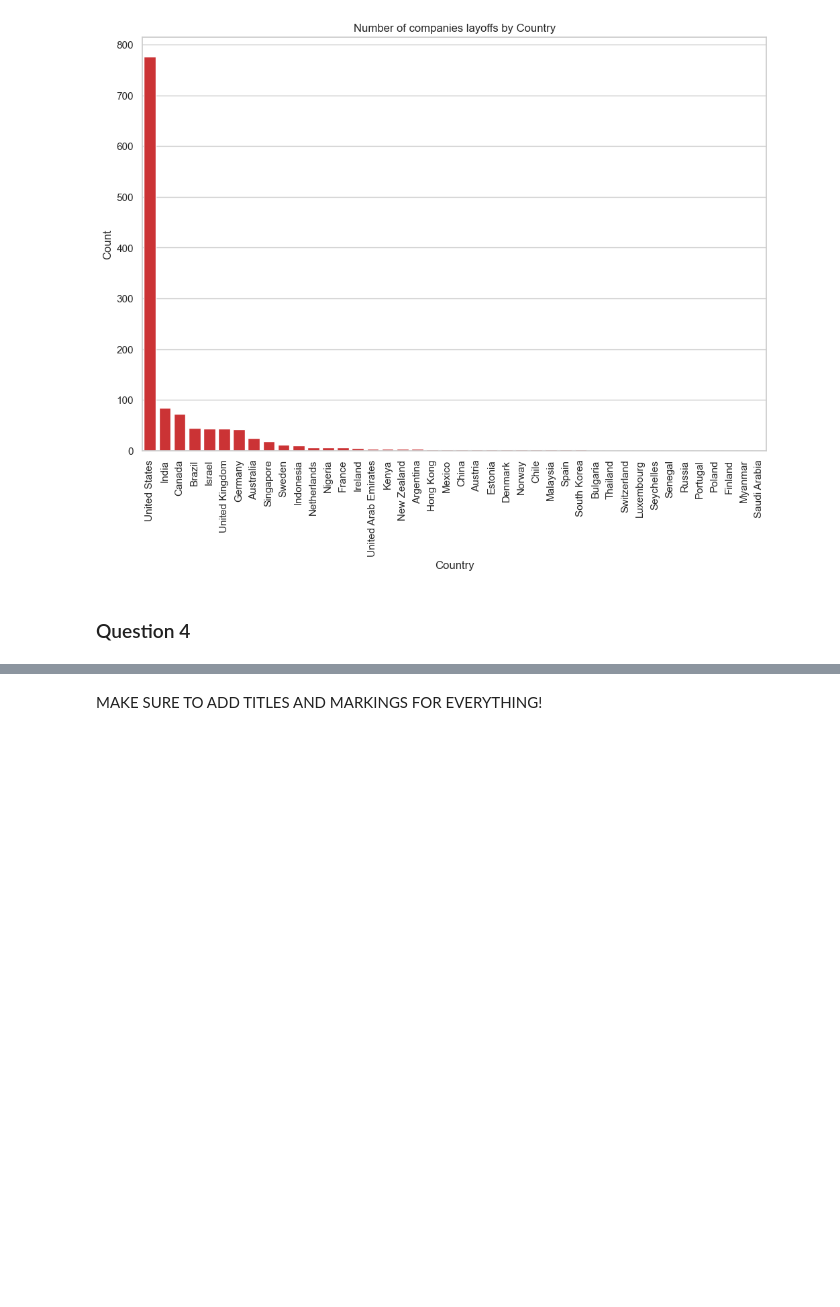
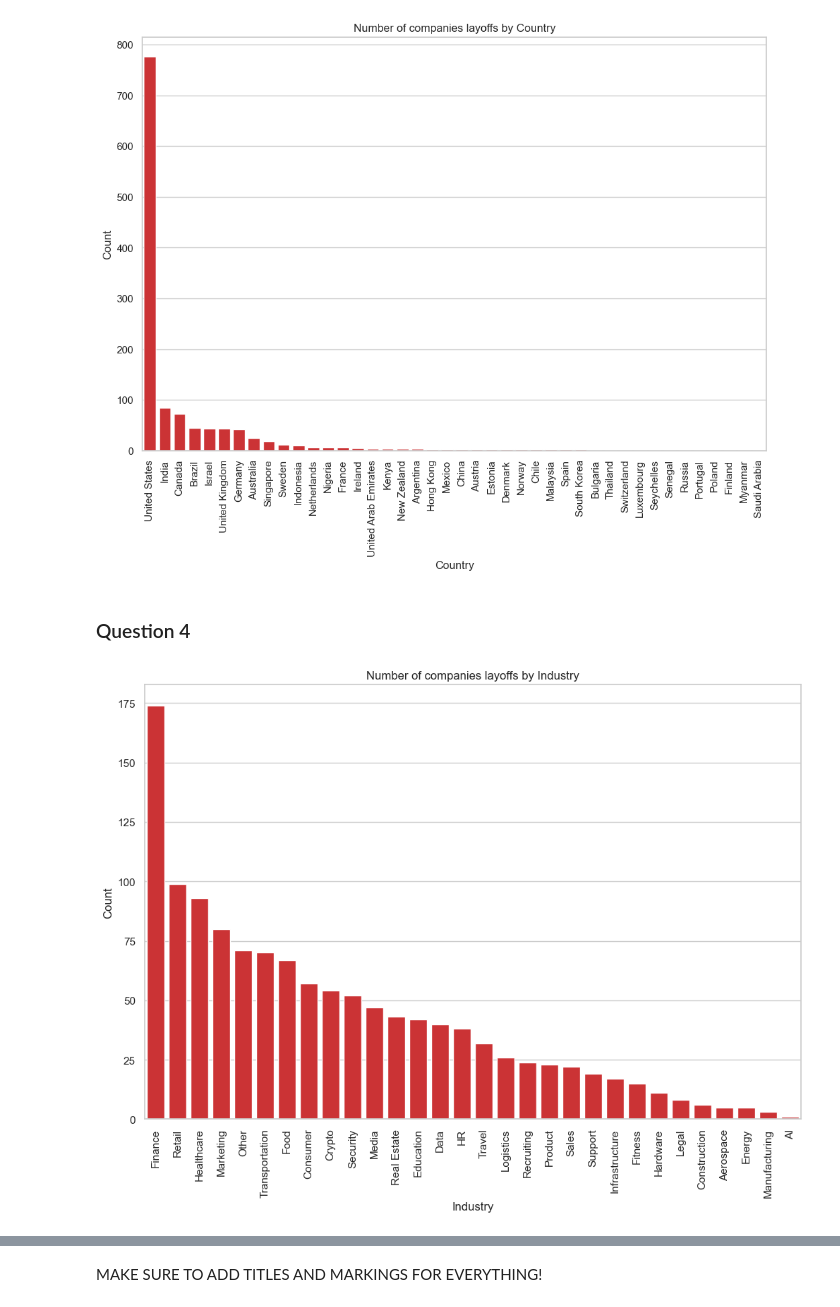
Before and after one commit to alexandrecogordan/data-visualisation, a Jupyter notebook: TD2/alexandre-cogordan.ipynb, the cells around one changed output, grey strips where cells are left out. Drawn from its saved outputs; the diff is of its cells as text; code cells hidden in the pictures; blank space fills up the shorter version.

```diff
--- a/TD2/alexandre-cogordan.ipynb
+++ b/TD2/alexandre-cogordan.ipynb
@@ -452,3 +454,18 @@ plt.show()
 [figure]
 # %% [markdown]
 ### Question 4
+# %%
+industries_with_most_companies_layoffs = layoffs_df.groupby(['industry', 'company'])['total_laid_off'].sum().reset_index().sort_values('total_laid_off', ascending=False)
+
+plt.figure(figsize=(12, 8))
+
+sns.countplot(data=industries_with_most_companies_layoffs, x='industry', order=industries_with_most_companies_layoffs.groupby('industry')['company'].count().sort_values(ascending=False).index)
+
+plt.title('Number of companies layoffs by Industry')
+plt.xlabel('Industry')
+plt.ylabel('Count')
+plt.xticks(rotation=90)
+
+plt.show()
+# %% [output]
+[figure, added]
```
Also changed, not shown: parts of 13 cells of this notebook.
